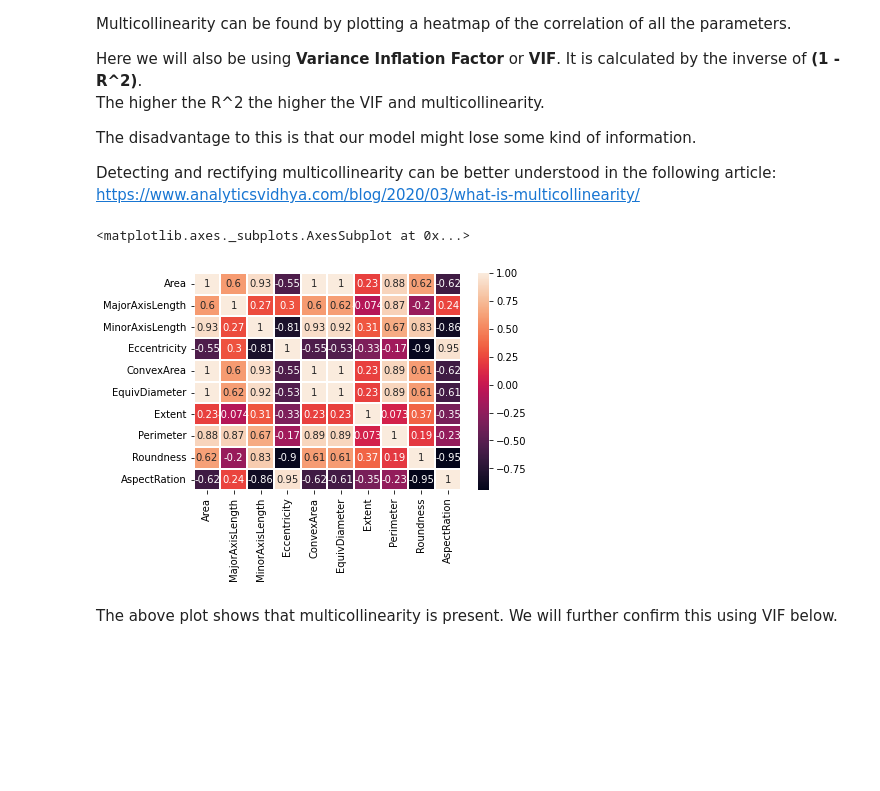
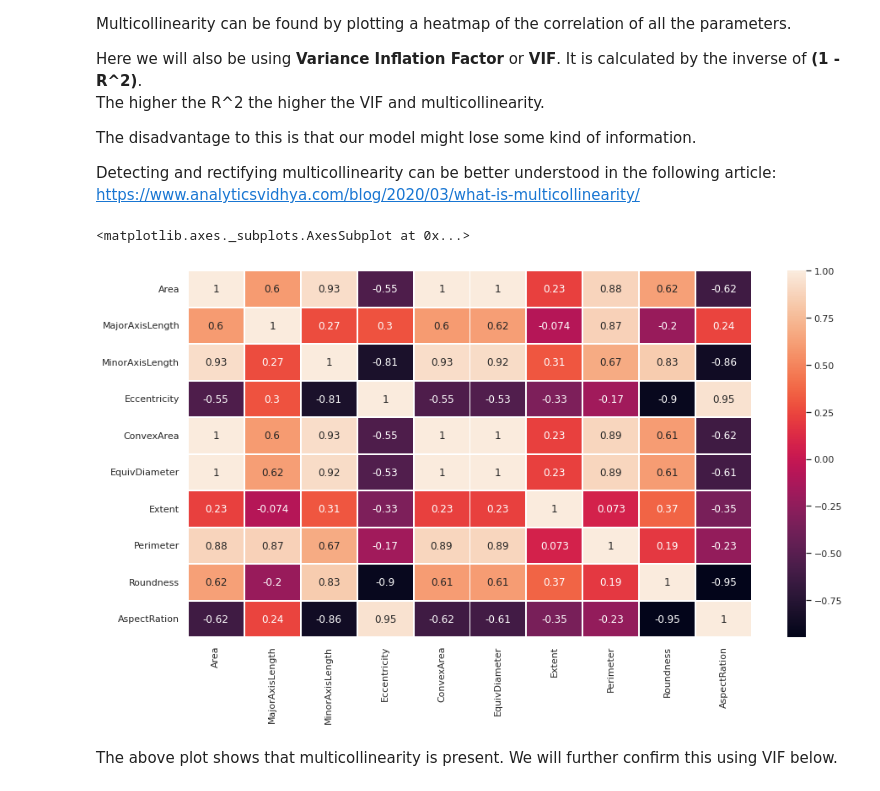
Before and after one commit to SaswatoB/Data-Science-Engineering-Methods, a Jupyter notebook: Rice_grain_classification.ipynb, the cells around one changed output. Saved outputs shown, nothing was run; the diff lists cells and outputs as text; code cells hidden in the pictures; blank space fills up the shorter version.

```diff
--- a/Rice_grain_classification.ipynb
+++ b/Rice_grain_classification.ipynb
@@ -235,10 +237,11 @@ Detecting and rectifying multicollinearity can be better understood in the follo
 https://www.analyticsvidhya.com/blog/2020/03/what-is-multicollinearity/
 # %%
 #Initial Heatmap
+sns.set(rc = {'figure.figsize':(15,8)})
 sns.heatmap(X.corr(), linewidths=1, annot = True)
 # %% [output]
 <matplotlib.axes._subplots.AxesSubplot at 0x...>
-[figure, old version]
+[figure, new version]
 # %% [markdown]
 The above plot shows that multicollinearity is present. We will further confirm this using VIF below.
 # %%
```
Also changed, not shown: parts of 33 cells of this notebook.
